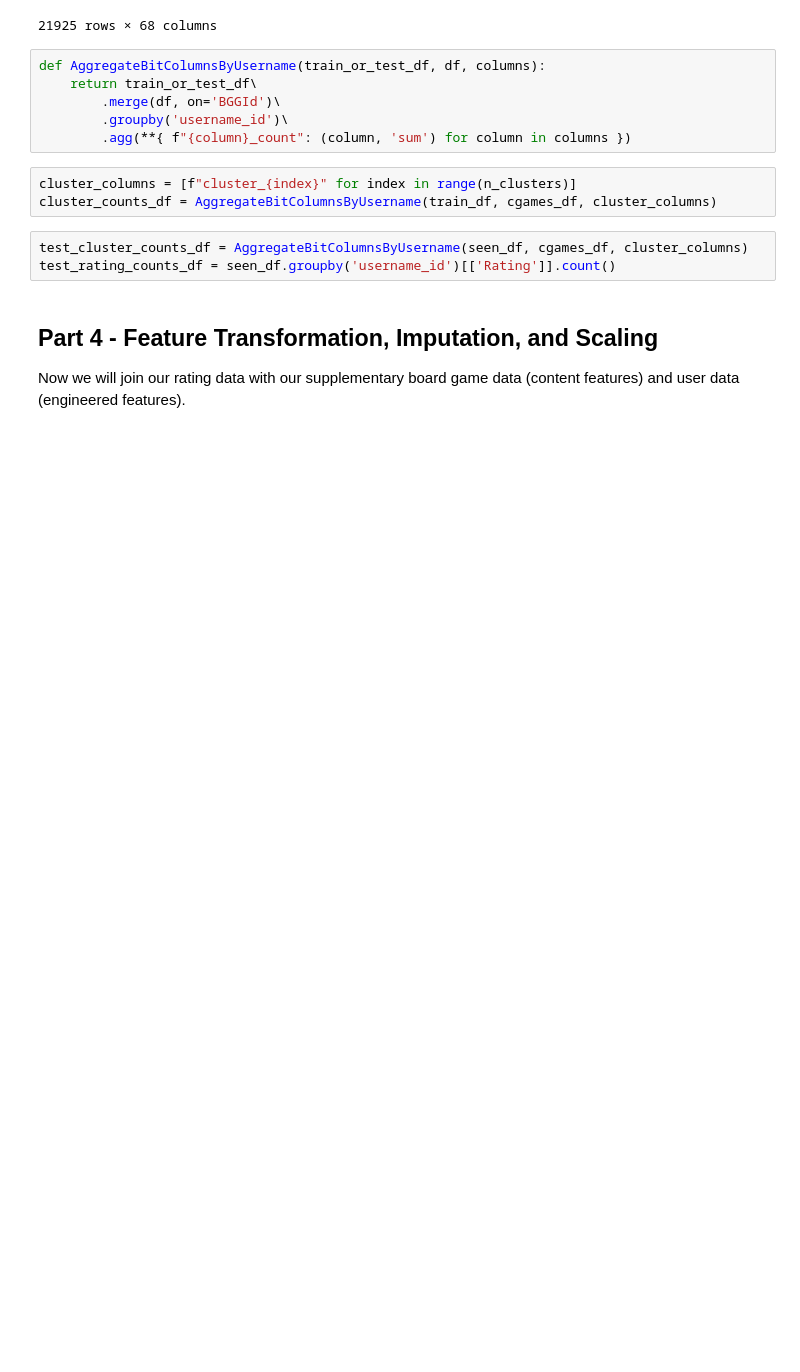
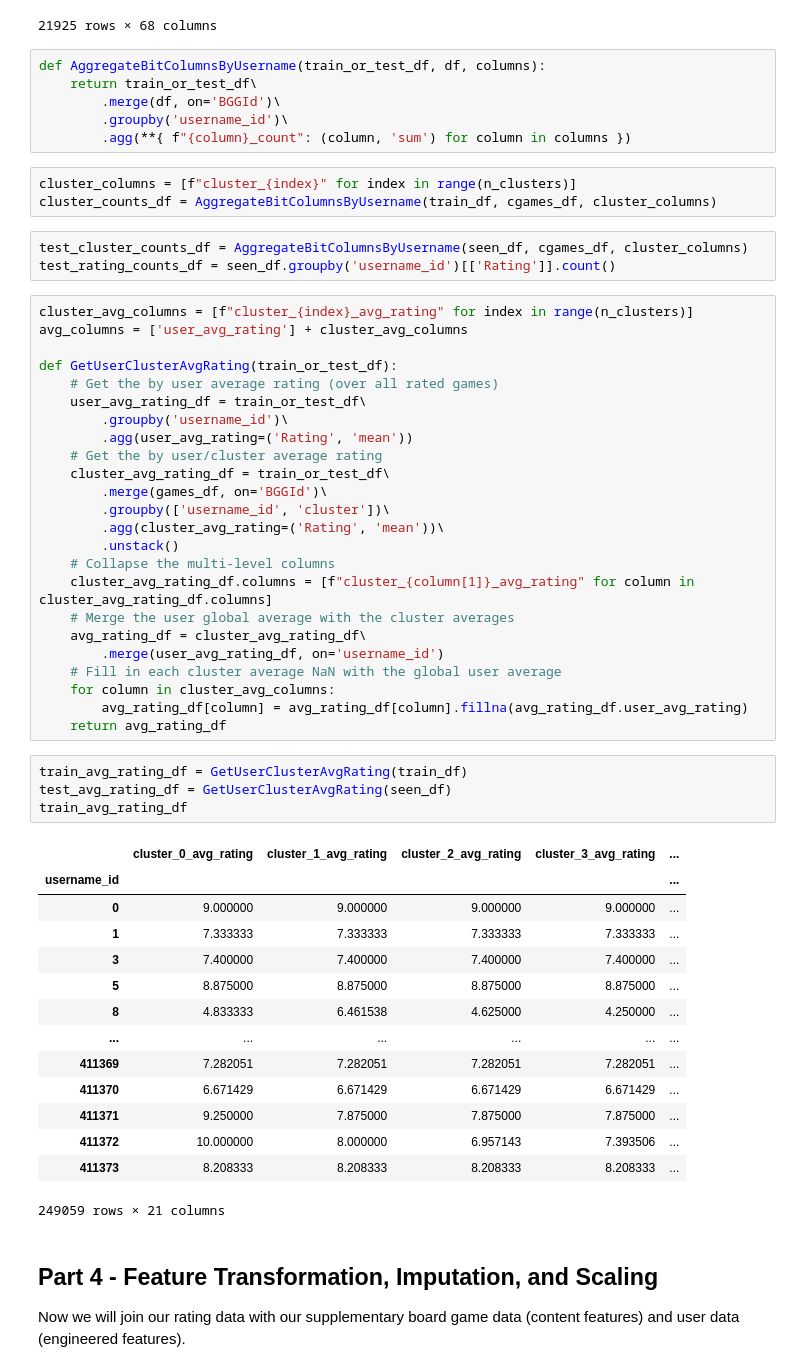
Before and after one commit to jmfb/csc6711-project5, a Jupyter notebook: Project5.ipynb, the cells around one changed output. Cells and saved outputs as stored; diff of their text form; blank space fills up the shorter version.

```diff
--- a/Project5.ipynb
+++ b/Project5.ipynb
@@ -406,6 +406,49 @@ cluster_counts_df = AggregateBitColumnsByUsername(train_df, cgames_df, cluster_c
 # %%
 test_cluster_counts_df = AggregateBitColumnsByUsername(seen_df, cgames_df, cluster_columns)
 test_rating_counts_df = seen_df.groupby('username_id')[['Rating']].count()
+# %%
+cluster_avg_columns = [f"cluster_{index}_avg_rating" for index in range(n_clusters)]
+avg_columns = ['user_avg_rating'] + cluster_avg_columns
+
+def GetUserClusterAvgRating(train_or_test_df):
+    # Get the by user average rating (over all rated games)
+    user_avg_rating_df = train_or_test_df\
+        .groupby('username_id')\
+        .agg(user_avg_rating=('Rating', 'mean'))
+    # Get the by user/cluster average rating
+    cluster_avg_rating_df = train_or_test_df\
+        .merge(games_df, on='BGGId')\
+        .groupby(['username_id', 'cluster'])\
+        .agg(cluster_avg_rating=('Rating', 'mean'))\
+        .unstack()
+    # Collapse the multi-level columns
+    cluster_avg_rating_df.columns = [f"cluster_{column[1]}_avg_rating" for column in cluster_avg_rating_df.columns]
+    # Merge the user global average with the cluster averages
+    avg_rating_df = cluster_avg_rating_df\
+        .merge(user_avg_rating_df, on='username_id')
+    # Fill in each cluster average NaN with the global user average
+    for column in cluster_avg_columns:
+        avg_rating_df[column] = avg_rating_df[column].fillna(avg_rating_df.user_avg_rating)
+    return avg_rating_df
+# %%
+train_avg_rating_df = GetUserClusterAvgRating(train_df)
+test_avg_rating_df = GetUserClusterAvgRating(seen_df)
+train_avg_rating_df
+# %% [output]
+|  | cluster_0_avg_rating | cluster_1_avg_rating | cluster_2_avg_rating | cluster_3_avg_rating | ... |
+| username_id |  |  |  |  | ... |
+| 0 | 9.000000 | 9.000000 | 9.000000 | 9.000000 | ... |
+| 1 | 7.333333 | 7.333333 | 7.333333 | 7.333333 | ... |
+| 3 | 7.400000 | 7.400000 | 7.400000 | 7.400000 | ... |
+| 5 | 8.875000 | 8.875000 | 8.875000 | 8.875000 | ... |
+| 8 | 4.833333 | 6.461538 | 4.625000 | 4.250000 | ... |
+| ... | ... | ... | ... | ... | ... |
+| 411369 | 7.282051 | 7.282051 | 7.282051 | 7.282051 | ... |
+| 411370 | 6.671429 | 6.671429 | 6.671429 | 6.671429 | ... |
+| 411371 | 9.250000 | 7.875000 | 7.875000 | 7.875000 | ... |
+| 411372 | 10.000000 | 8.000000 | 6.957143 | 7.393506 | ... |
+| 411373 | 8.208333 | 8.208333 | 8.208333 | 8.208333 | ... |
+249059 rows × 21 columns
 # %% [markdown]
 ## Part 4 - Feature Transformation, Imputation, and Scaling
 
```
Also changed, not shown: parts of 7 cells of this notebook.
